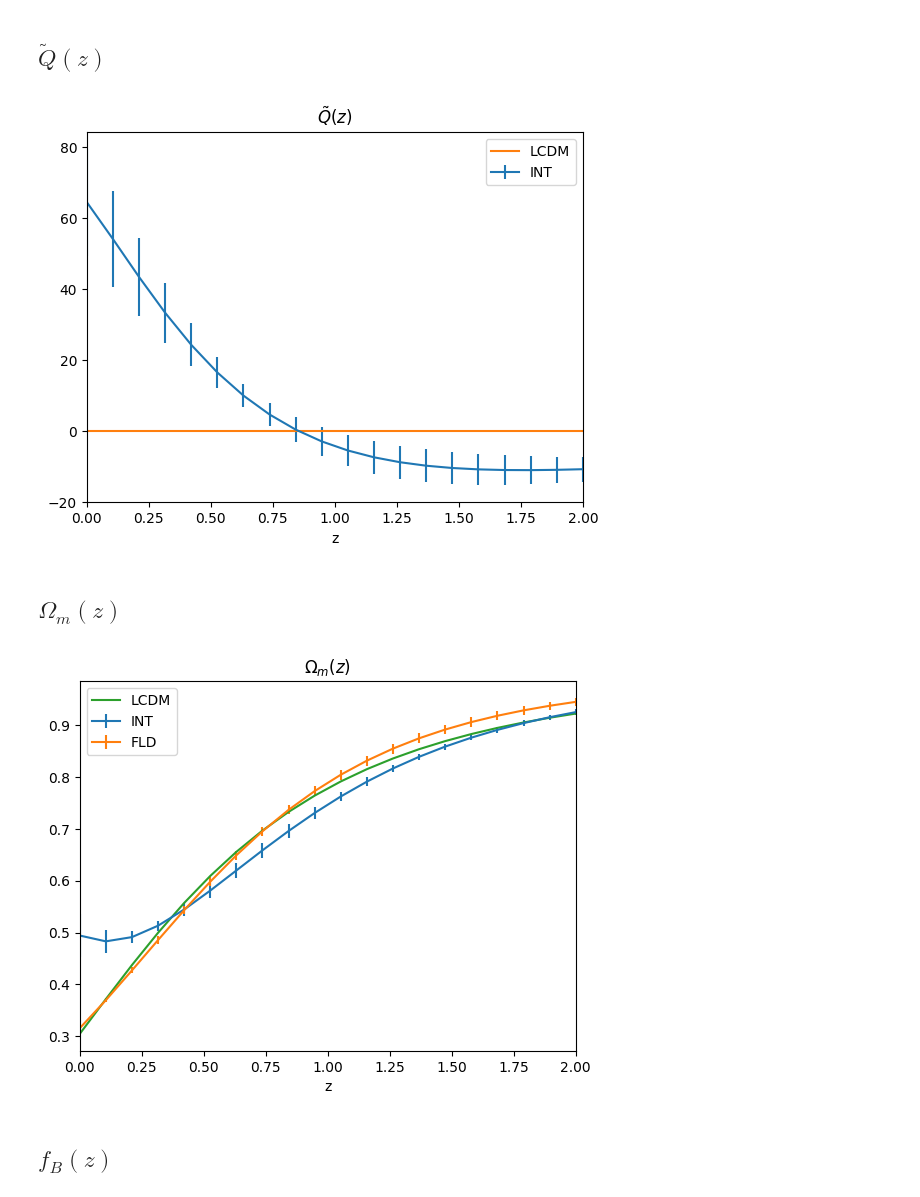
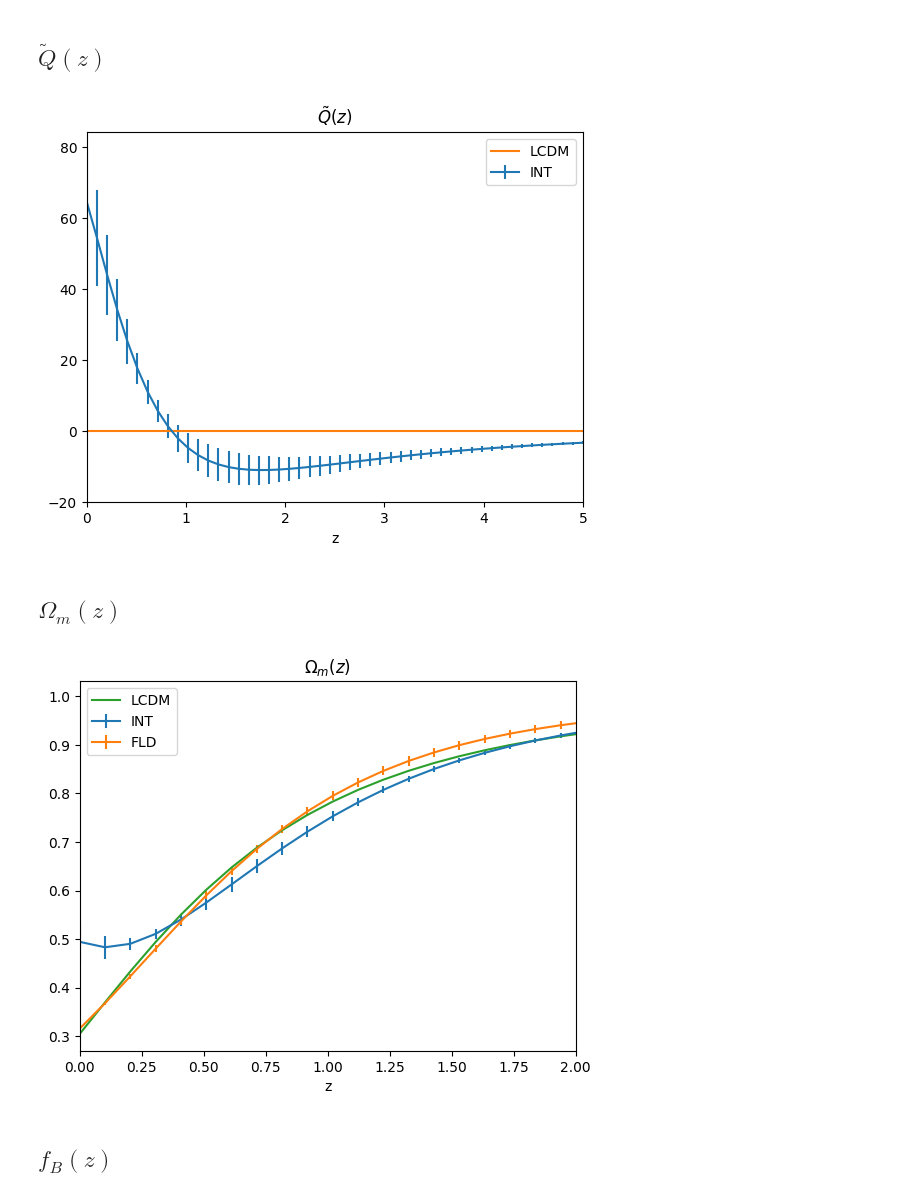
Before and after one commit to Diismas19/dark-degeneracy, a Jupyter notebook: coding/plots.ipynb, the cells around one changed output. Saved outputs shown, nothing was run; the diff lists cells and outputs as text; code cells hidden in the pictures.

```diff
--- a/coding/plots.ipynb
+++ b/coding/plots.ipynb
@@ -190,7 +190,7 @@ def fB_fld(z,w0,wa):
 # %% [markdown]
 ## Lists
 # %%
-z=np.linspace(0,2,20)
+z=np.linspace(0,5,50)
 
 w0_int = [] # 7
 wa_int = [] # 8
@@ -283,20 +280,20 @@ plt.savefig('tilde_f.pdf')
 # %%
 q_int_values=[]
 
 for i in range(len(w0_int)):
     q_int_values.append(q_int(z, w0_int[i], wa_int[i]))
 
 q_int_std=np.std(q_int_values,axis=0)
 
 plt.errorbar(z,q_int(z,w0_int_bestfit,wa_int_bestfit),yerr=q_int_std,label='INT')
 plt.plot(z,q_int(z,-1,0),label='LCDM')
 plt.xlabel('z')
 plt.title(r'$\tilde{Q}(z)$')
-plt.xlim(0,2)
+plt.xlim(0,5)
 plt.legend()
 plt.savefig('tilde_q.pdf')
 # %% [output]
-[figure, old version]
+[figure, new version]
 # %% [markdown]
 ## $\Omega_m(z)$
 # %%
@@ -321,7 +318,7 @@ plt.xlim(0,2)
 plt.legend()
 plt.savefig('Om.pdf')
 # %% [output]
-[figure, old version]
+[figure, new version]
 # %% [markdown]
 ## $f_B(z)$
 # %%
```
Also changed, not shown: parts of 5 cells of this notebook, 7 other files.
